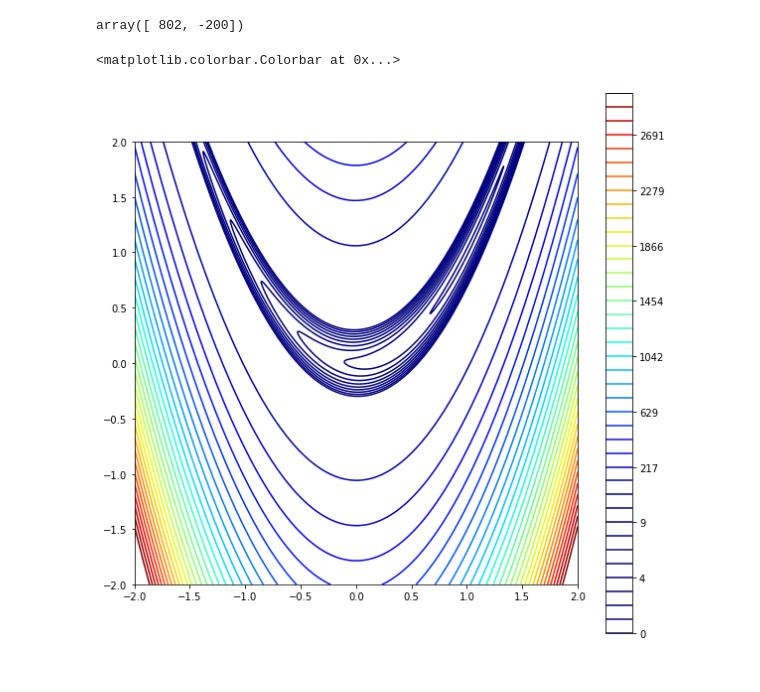
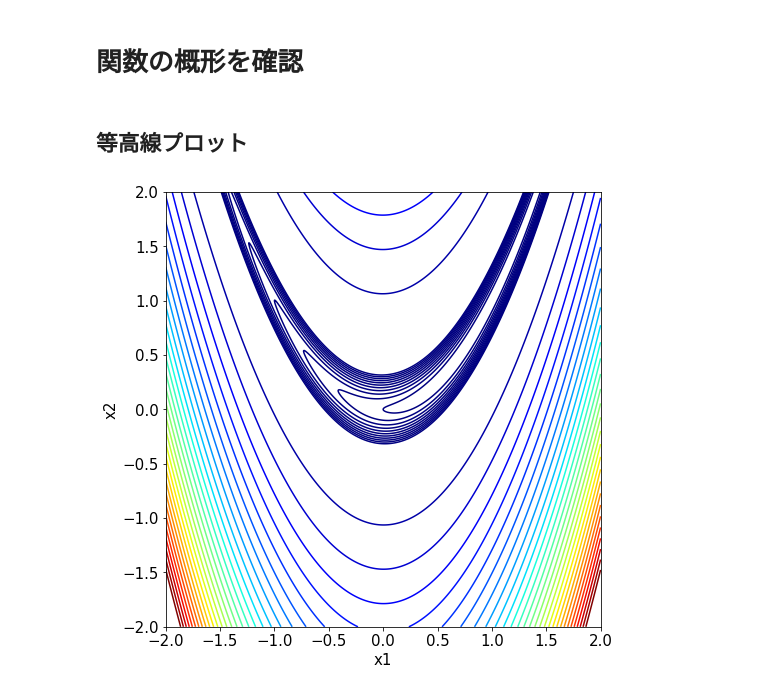
Before and after one commit to Kazuki-Tanno/study_session, a Jupyter notebook: 01_連続最適化/example_code.ipynb, the cells around one changed output. Saved outputs shown, nothing was run; the diff lists cells and outputs as text; code cells hidden in the pictures.

```diff
--- a/01_連続最適化/example_code.ipynb
+++ b/01_連続最適化/example_code.ipynb
@@ -80,8 +127,7 @@ x = np.array([2,3])
-# %%
-rosen_der(x)
-# %% [output]
-array([ 802, -200])
+# %% [markdown]
+# 関数の概形を確認
 # %%
+# N=2のときのRosenbrock関数を定義して計算
 x1 = np.linspace(-2, 2, 1000)
 x2 = np.linspace(-2, 2, 1000)
 
@@ -92,23 +138,23 @@ def plot_rosen(x1, x2):
 
     return 100 * (x2 - x1**2)**2 + (1 - x1)**2
 
-Z = plot_rosen(X1, X2) + 1
-
-fig = plt.figure(figsize=(10,10))
-ax =fig.add_subplot(111)
-
-def log_lavels(x):
-
-    return 10**x
-
-log_lavel = log_lavels( np.linspace(0,5,100) )
-
-#cont10 = ax.contour(X1, X2, Z, log_lavel, cmap='jet', norm=colors.LogNorm(vmin=Z.min(), vmax=Z.max()))
-
-lavel = np.concatenate([np.linspace(0,10, 10), np.linspace(11,3000, 30)])
-cont10 = ax.contour(X1, X2, Z, lavel, cmap='jet')
-ax.set_aspect('equal','box')
-plt.colorbar(cont10)
+Z = plot_rosen(X1, X2)
-# %% [output]
-<matplotlib.colorbar.Colorbar at 0x...>
-[figure, removed]
+# %% [markdown]
+## 等高線プロット
+# %%
+fig = plt.figure(figsize=(8,8))
+ax =fig.add_subplot(111)
+
+lavel = np.concatenate([np.linspace(0,10,11), np.linspace(11,3000, 30)])
+
+cont10 = ax.contour(X1, X2, Z, lavel, cmap='jet')
+ax.set_aspect('equal','box')
+
+plt.xlabel('x1', fontsize=15)
+plt.ylabel('x2', fontsize=15)
+
+plt.tick_params(labelsize=15)
+
+plt.savefig('Figure/Contour_plot.png', dpi=200, bbox_inches='tight')
+# %% [output]
+[figure, added]
```
Also changed, not shown: parts of 23 cells of this notebook, 5 other files.
